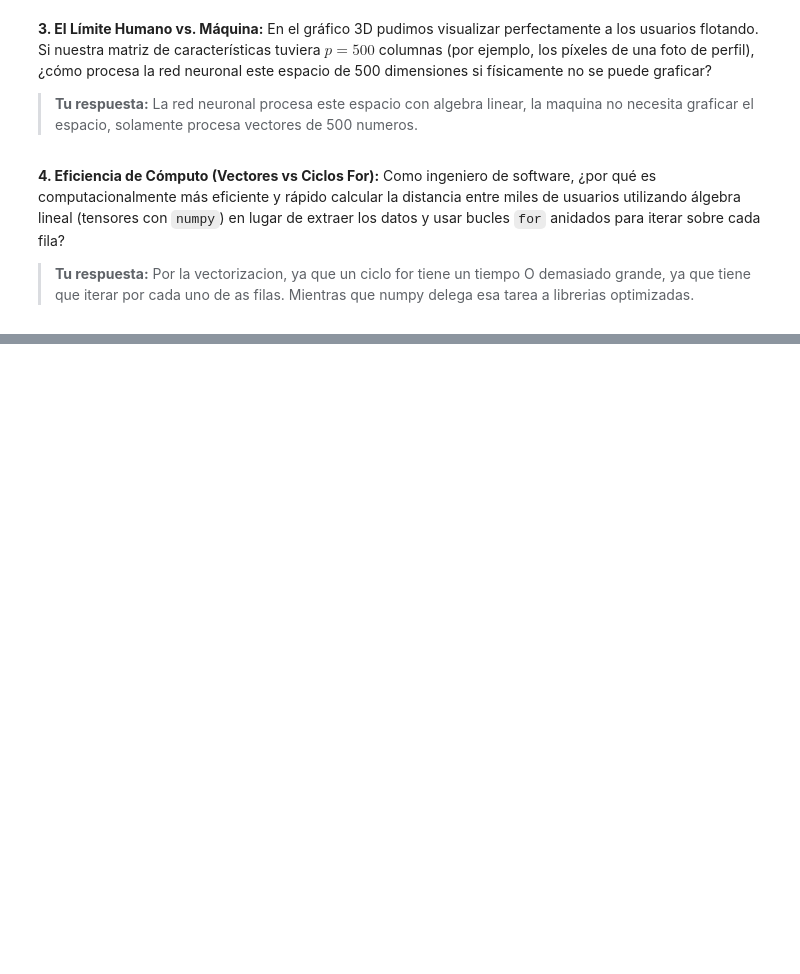
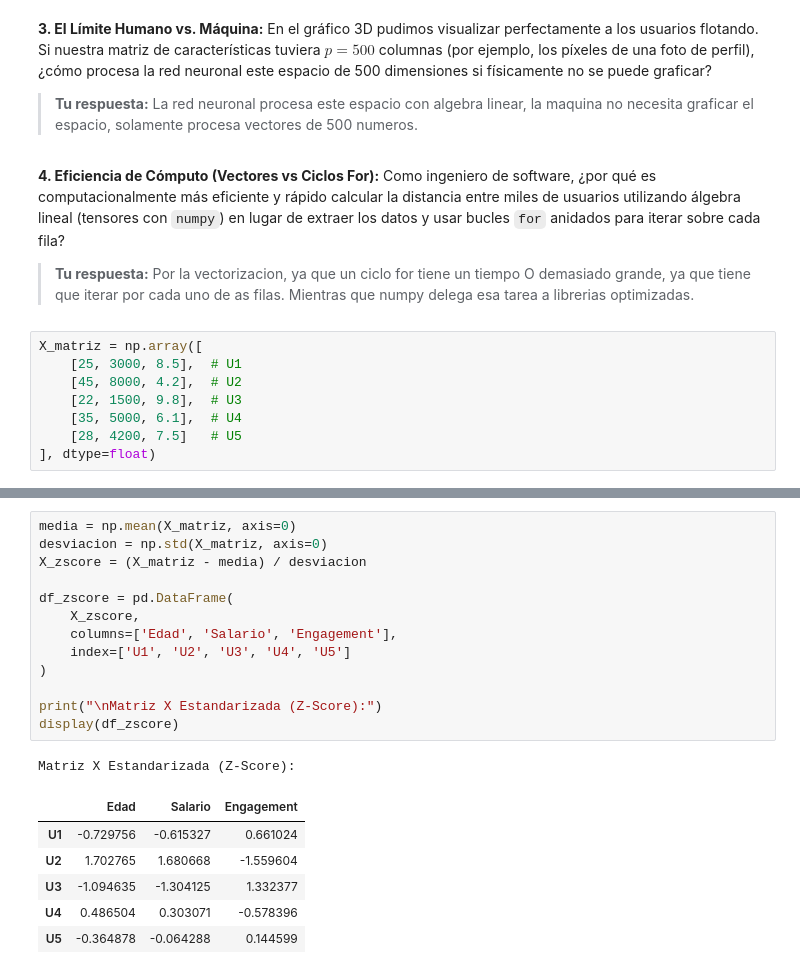
Before and after one commit to jcpd2806/data-mining, a Jupyter notebook: parcial-2/01-MultidimensionaModel.ipynb, the cells around one changed output, grey strips where cells are left out. Saved outputs shown, nothing was run; the diff lists cells and outputs as text; blank space fills up the shorter version.

```diff
--- a/parcial-2/01-MultidimensionaModel.ipynb
+++ b/parcial-2/01-MultidimensionaModel.ipynb
@@ -121,3 +121,11 @@ En el gráfico 3D pudimos visualizar perfectamente a los usuarios flotando. Si n
 Como ingeniero de software, ¿por qué es computacionalmente más eficiente y rápido calcular la distancia entre miles de usuarios utilizando álgebra lineal (tensores con `numpy`) en lugar de extraer los datos y usar bucles `for` anidados para iterar sobre cada fila?
 
 > **Tu respuesta:** Por la vectorizacion, ya que un ciclo for tiene un tiempo O demasiado grande, ya que tiene que iterar por cada uno de as filas. Mientras que numpy delega esa tarea a librerias optimizadas.
+# %%
+X_matriz = np.array([
+    [25, 3000, 8.5],  # U1
+    [45, 8000, 4.2],  # U2
+    [22, 1500, 9.8],  # U3
+    [35, 5000, 6.1],  # U4
+    [28, 4200, 7.5]   # U5
+], dtype=float)
@@ -123,0 +144,21 @@ Como ingeniero de software, ¿por qué es computacionalmente más eficiente y r
+# %%
+media = np.mean(X_matriz, axis=0)
+desviacion = np.std(X_matriz, axis=0)
+X_zscore = (X_matriz - media) / desviacion
+
+df_zscore = pd.DataFrame(
+    X_zscore,
+    columns=['Edad', 'Salario', 'Engagement'],
+    index=['U1', 'U2', 'U3', 'U4', 'U5']
+)
+
+print("\nMatriz X Estandarizada (Z-Score):")
+display(df_zscore)
+# %% [output]
+Matriz X Estandarizada (Z-Score):
+|  | Edad | Salario | Engagement |
+| U1 | -0.729756 | -0.615327 | 0.661024 |
+| U2 | 1.702765 | 1.680668 | -1.559604 |
+| U3 | -1.094635 | -1.304125 | 1.332377 |
+| U4 | 0.486504 | 0.303071 | -0.578396 |
+| U5 | -0.364878 | -0.064288 | 0.144599 |
```
Also changed, not shown: parts of 2 cells of this notebook.
